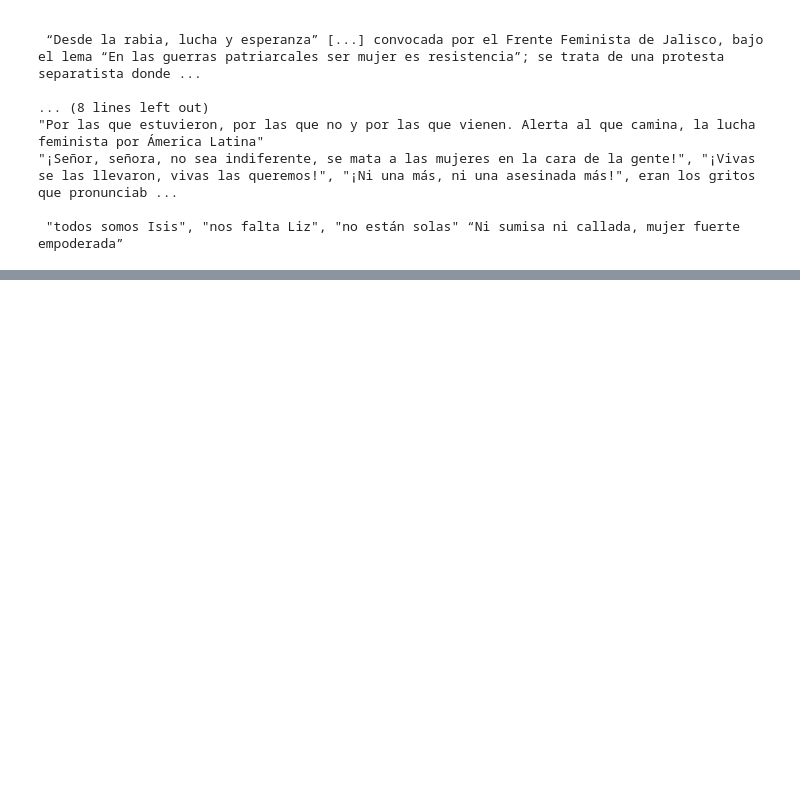
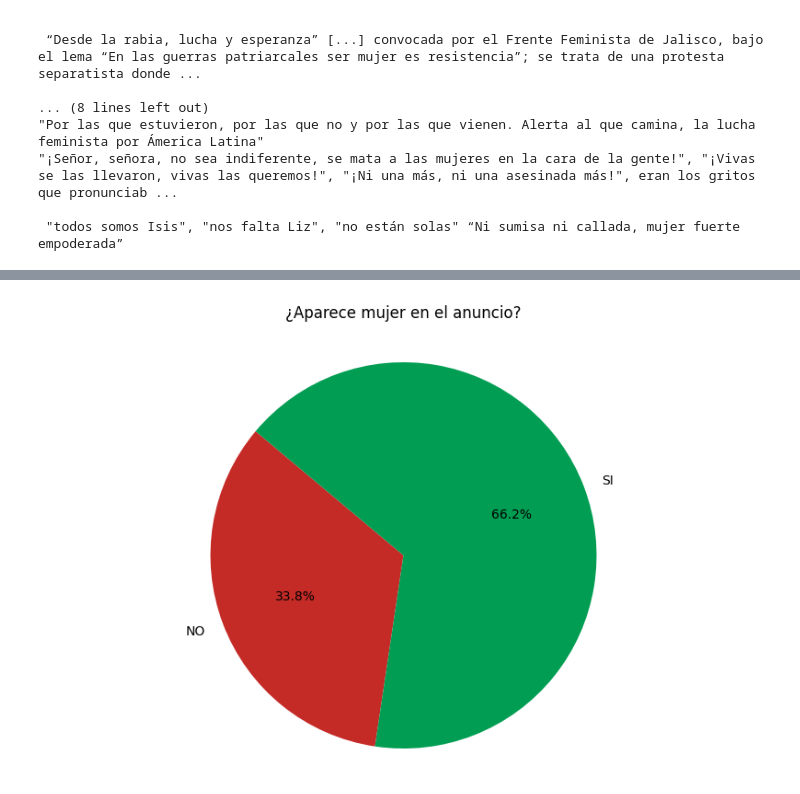
Before and after one commit to andresblnc/ETIUS_REPO, a Jupyter notebook: csv_analisis.ipynb, the cells around one changed output, grey strips where cells are left out. Drawn from its saved outputs; the diff is of its cells as text; code cells hidden in the pictures; blank space fills up the shorter version.

```diff
--- a/csv_analisis.ipynb
+++ b/csv_analisis.ipynb
@@ -260,0 +282,13 @@ Para finalizar, gritaron al unísono: “¡Nunca más una lucha, ¡sin todas y t
+# %%
+datos2 = {
+    'NO': 27,
+    'SI': 53
+}
+
+plt.figure(figsize=(10, 6))
+plt.pie(datos2.values(), labels=datos2.keys(), autopct='%1.1f%%', startangle=140, colors=colores)
+plt.title('¿Aparece mujer en el anuncio?', pad=20) # Added padding to the title
+plt.axis('equal')
+plt.show()
+# %% [output]
+[figure, added]
```
Also changed, not shown: parts of 2 cells of this notebook.
